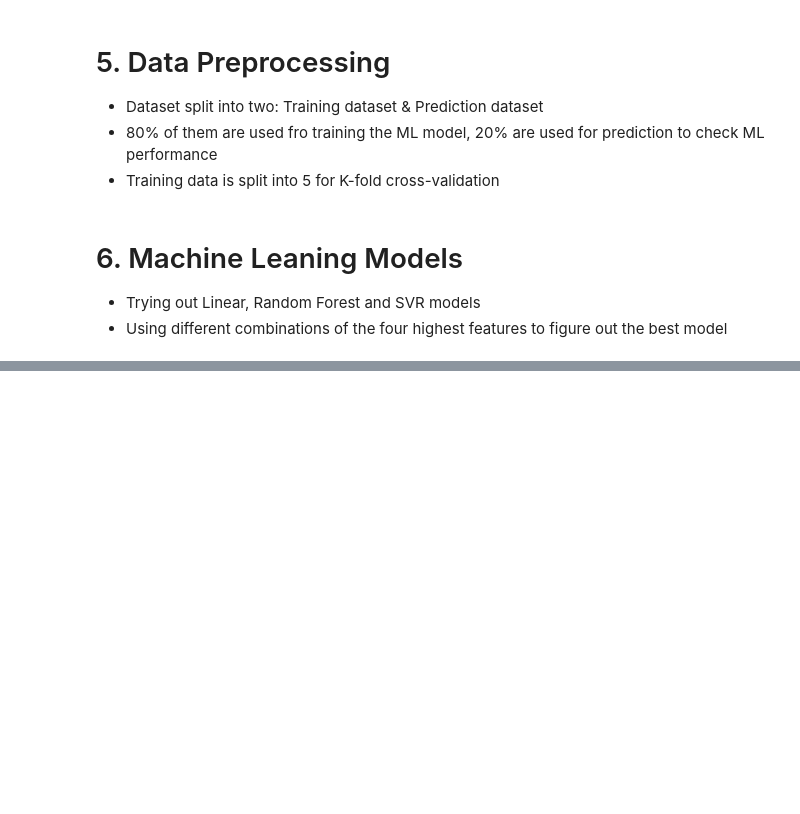
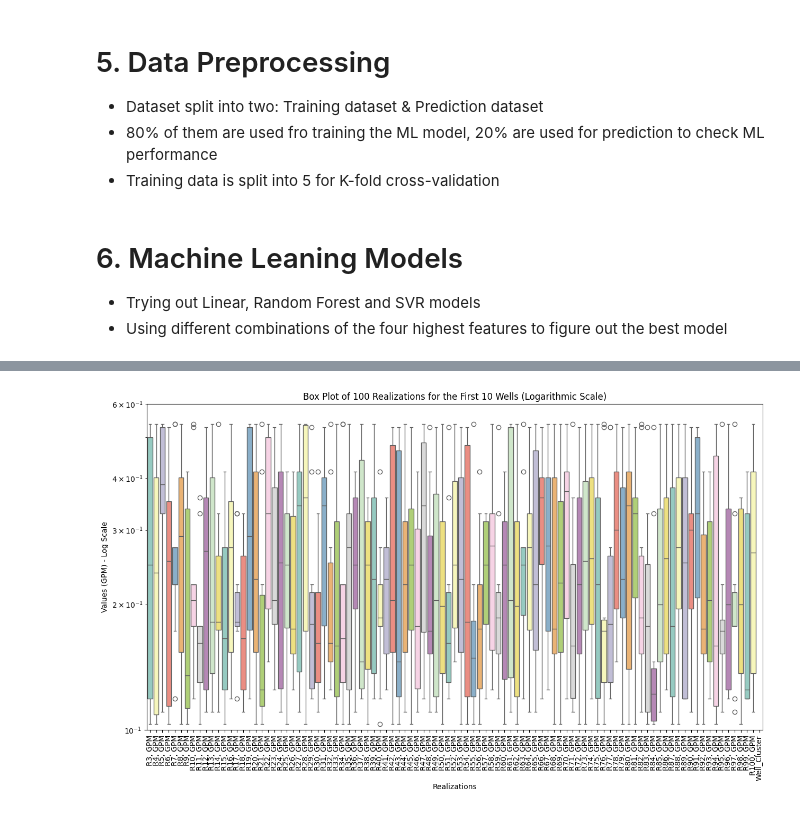
Before and after one commit to PGEHackathon/Entelligence, a Jupyter notebook: Entelligence.ipynb, the cells around one changed output, grey strips where cells are left out. Saved outputs shown, nothing was run; the diff lists cells and outputs as text; code cells hidden in the pictures; blank space fills up the shorter version.

```diff
--- a/Entelligence.ipynb
+++ b/Entelligence.ipynb
@@ -325,0 +354,20 @@ solutioncsv.to_csv('solution.csv', index=False)
+# %%
+import matplotlib.pyplot as plt
+import seaborn as sns
+
+# Selecting a subset of wells for visualization
+# For demonstration, we'll take the first 10 wells
+subset_wells = bootstrap_model.iloc[:10, 2:] # Excluding Well_ID and Est Pump Difference
+
+# Approach 1: Logarithmic Scale
+plt.figure(figsize=(15, 8))
+sns.boxplot(data=subset_wells, palette="Set3")
+plt.yscale('log')
+plt.title("Box Plot of 100 Realizations for the First 10 Wells (Logarithmic Scale)")
+plt.xlabel("Realizations")
+plt.ylabel("Values (GPM) - Log Scale")
+plt.ylim(0.1, 0.6)
+plt.xticks(rotation=90)
+plt.show()
+# %% [output]
+[figure, added]
```
Also changed, not shown: parts of 5 cells of this notebook.
